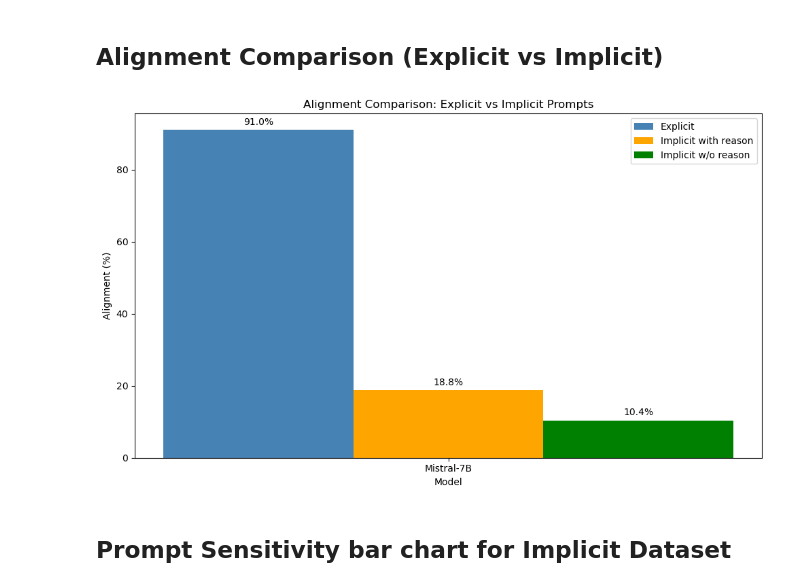
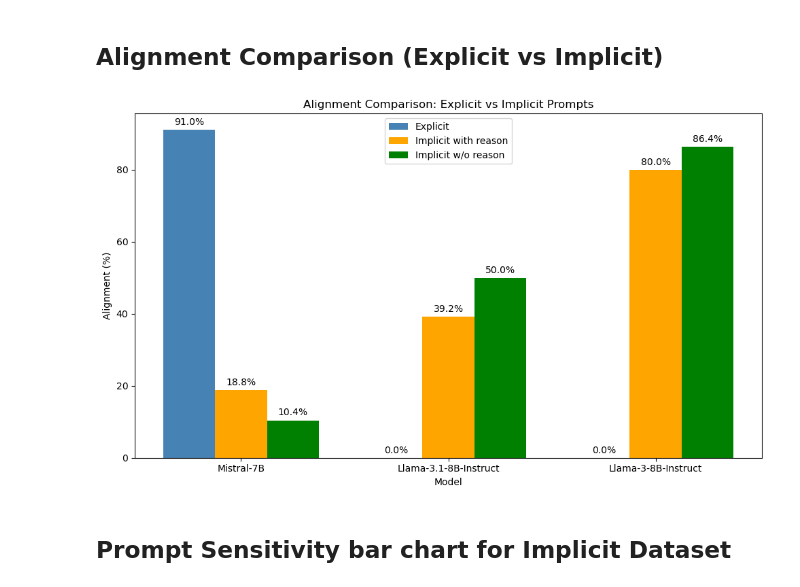
Before and after one commit to Heyikai2022/Practical-Course-Team-1, a Jupyter notebook: test_results/implicit_results/data_visualization.ipynb, the cells around one changed output. Cells and saved outputs as stored; diff of their text form; code cells hidden in the pictures.

```diff
--- a/test_results/implicit_results/data_visualization.ipynb
+++ b/test_results/implicit_results/data_visualization.ipynb
@@ -7,10 +7,10 @@ import numpy as np
 
 # Model alignment data TODO: Update as needed!
 data = {
-    "Model": ["Mistral-7B"],
-    "Explicit": [91.0],       # Explicit dataset correctness rate (%)
-    "Implicit with reason": [18.8],      # Implicit dataset Prompt with reason correctness rate (%)
-    "Implicit w/o reason": [10.4]        # Implicit dataset Prompt w/o reason correctness rate (%)
+    "Model": ["Mistral-7B","Llama-3.1-8B-Instruct","Llama-3-8B-Instruct"],
+    "Explicit": [91.0, 0, 0],       # Explicit dataset correctness rate (%)
+    "Implicit with reason": [18.8, 39.2, 80],      # Implicit dataset Prompt with reason correctness rate (%)
+    "Implicit w/o reason": [10.4, 50, 86.4]        # Implicit dataset Prompt w/o reason correctness rate (%)
 }
 
 df = pd.DataFrame(data)
@@ -22,34 +22,34 @@ fig, ax = plt.subplots(figsize=(10, 6))
 
 bars_explicit = ax.bar(x - width, df['Explicit'], width, label='Explicit', color='steelblue')
 bars_implicit_a = ax.bar(x, df['Implicit with reason'], width, label='Implicit with reason', color='orange')
 bars_implicit_b = ax.bar(x + width, df['Implicit w/o reason'], width, label='Implicit w/o reason', color='green')
 
 # Labels, title and legend
 ax.set_xlabel('Model')
 ax.set_ylabel('Alignment (%)')
 ax.set_title('Alignment Comparison: Explicit vs Implicit Prompts')
 ax.set_xticks(x)
 ax.set_xticklabels(df['Model'])
 ax.legend()
 
 # Add value labels on top of each bar
 def add_labels(bars):
     for bar in bars:
         height = bar.get_height()
         ax.annotate(f'{height:.1f}%',
                     xy=(bar.get_x() + bar.get_width() / 2, height),
                     xytext=(0, 3),
                     textcoords="offset points",
                     ha='center', va='bottom')
 
 add_labels(bars_explicit)
 add_labels(bars_implicit_a)
 add_labels(bars_implicit_b)
 
 plt.tight_layout()
 plt.show()
 # %% [output]
-[figure, old version]
+[figure, new version]
 # %% [markdown]
 ## Prompt Sensitivity bar chart for Implicit Dataset
 # %%
```
Also changed, not shown: 5 other files.
